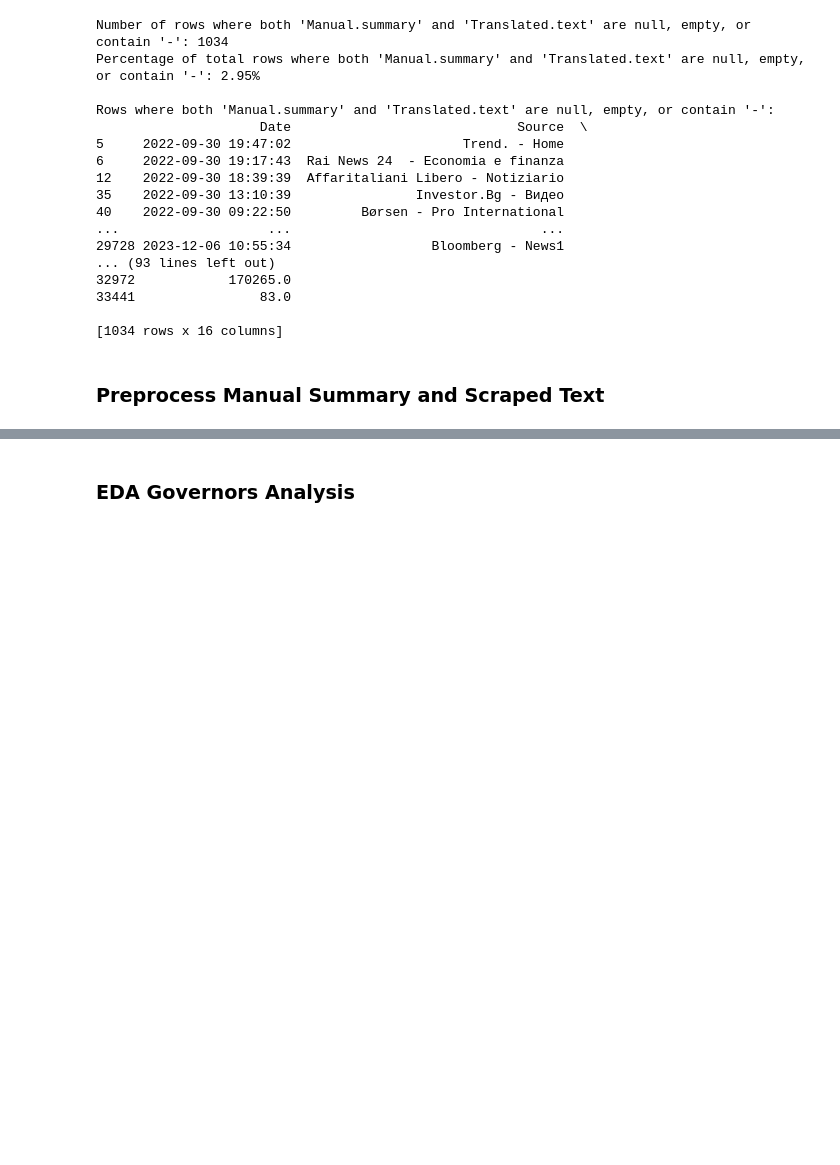
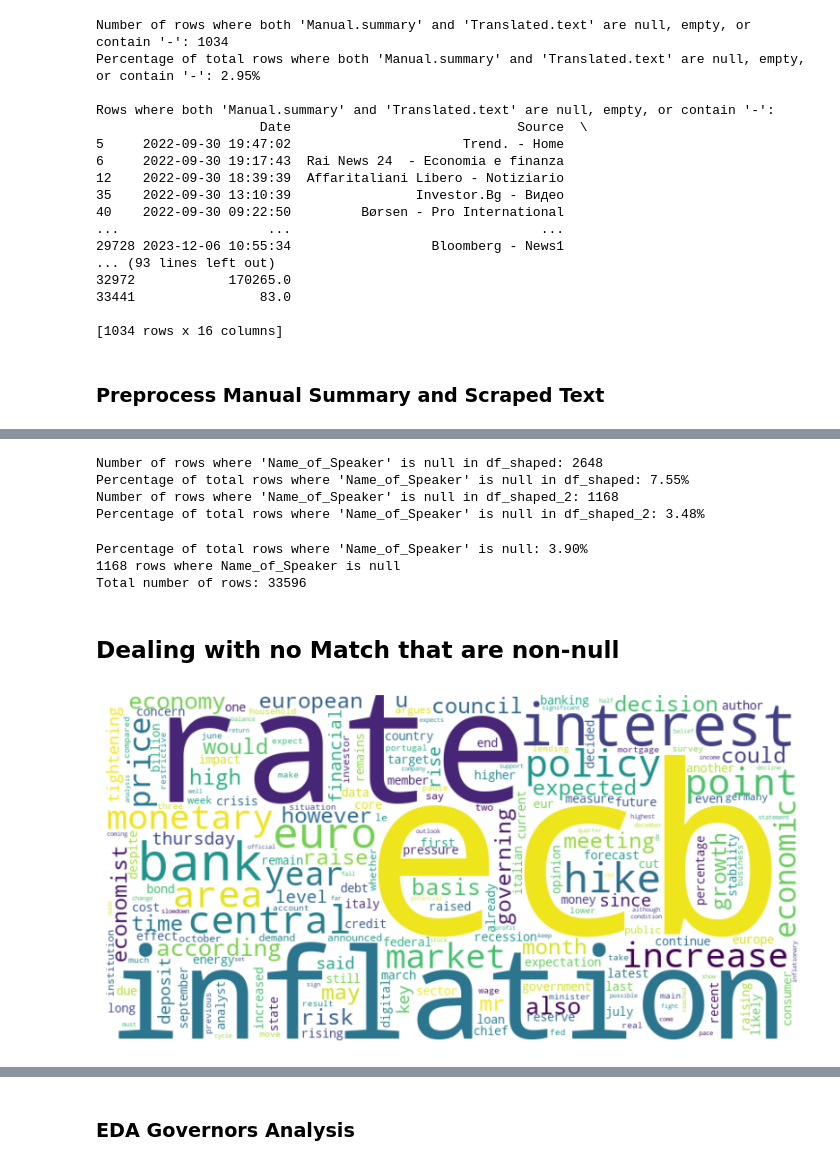
Before and after one commit to monbiote/ECB_Perceived_Cacophony, a Jupyter notebook: ECB Governors Analysis/ECB_Governor_Analysis.ipynb, the cells around one changed output, grey strips where cells are left out. Cells and saved outputs as stored; diff of their text form; code cells hidden in the pictures; blank space fills up the shorter version.

```diff
--- a/ECB Governors Analysis/ECB_Governor_Analysis.ipynb
+++ b/ECB Governors Analysis/ECB_Governor_Analysis.ipynb
@@ -433,0 +572,3 @@ count_df.head(30)
+# %%
+df_scraped_2=pd.read_excel('df_scraped_with_names.xlsx')
+df_scraped_2.head(20)
@@ -433,0 +642,12 @@ count_df.head(30)
+# %%
+# Print the rows where both 'manual_summary_preproc' and 'Name_of_Speaker' are NaN
+print(df_scraped_2[(df_scraped_2['manual_summary_preproc'].isnull()) & (df_scraped_2['Name_of_Speaker'].isnull())])
+
+# Print the total number of rows before removing any
+print("Total rows before removing any:", df_scraped_2.shape[0])
+
+# Remove rows where 'manual_summary_preproc' is null or 'Name_of_Speaker' is null
+df_scraped_2 = df_scraped_2[~(df_scraped_2['manual_summary_preproc'].isnull() & df_scraped_2['Name_of_Speaker'].isnull())]
+
+# Print the total number of rows after removing rows where 'manual_summary_preproc' or 'Name_of_Speaker' is null
+print("Total rows after removing rows with any NaNs in 'manual_summary_preproc' or 'Name_of_Speaker':", df_scraped_2.shape[0])
@@ -433,0 +672,61 @@ count_df.head(30)
+# %%
+#Check the percentage of null_rows in the 'Name_of_Speaker' column
+null_rows = df_scraped[df_scraped['Name_of_Speaker'].isnull()]
+count_both_missing = null_rows.shape[0]
+total_rows = df_scraped.shape[0]
+percentage_both_missing_1 = (count_both_missing / total_rows) * 100
+
+print(f"Number of rows where 'Name_of_Speaker' is null in df_shaped: {count_both_missing}")
+print (f"Percentage of total rows where 'Name_of_Speaker' is null in df_shaped: {percentage_both_missing_1:.2f}%")
+
+#Check the percentage of null_rows in the 'Name_of_Speaker' column
+null_rows = df_scraped_2[df_scraped_2['Name_of_Speaker'].isnull()]
+count_both_missing = null_rows.shape[0]
+total_rows = df_scraped_2.shape[0]
+percentage_both_missing_2 = (count_both_missing / total_rows) * 100
+
+print(f"Number of rows where 'Name_of_Speaker' is null in df_shaped_2: {count_both_missing}")
+print (f"Percentage of total rows where 'Name_of_Speaker' is null in df_shaped_2: {percentage_both_missing_2:.2f}%")
+# %% [output]
+Number of rows where 'Name_of_Speaker' is null in df_shaped: 2648
+Percentage of total rows where 'Name_of_Speaker' is null in df_shaped: 7.55%
+Number of rows where 'Name_of_Speaker' is null in df_shaped_2: 1168
+Percentage of total rows where 'Name_of_Speaker' is null in df_shaped_2: 3.48%
+# %%
+# Print the percentage of rows where 'Name_of_Speaker' is null
+print(f"Percentage of total rows where 'Name_of_Speaker' is null: {percentage_both_missing:.2f}%")
+print(f'{count_both_missing} rows where Name_of_Speaker is null')
+# Print the total number of rows
+print(f"Total number of rows: {total_rows}")
+# %% [output]
+Percentage of total rows where 'Name_of_Speaker' is null: 3.90%
+1168 rows where Name_of_Speaker is null
+Total number of rows: 33596
+# %% [markdown]
+## Dealing with no Match that are non-null
+# %%
+#Create a dataframe only with the name_of_speaker is null
+
+df_scraped_null = df_scraped_2[df_scraped_2['Name_of_Speaker'].isnull()]
+
+#Do a wordcloud with rows without the 'Name_of_Speaker' column
+from wordcloud import WordCloud
+from collections import Counter
+import matplotlib.pyplot as plt
+
+# Create a list of words from the 'manual_summary_preproc' column
+words = df_scraped_null['manual_summary_preproc'].str.split(expand=True).stack().tolist()
+
+# Create a counter object to count the frequency of each word
+word_freq = Counter(words)
+
+# Generate the word cloud
+wordcloud = WordCloud(width=800, height=400, background_color ='white').generate_from_frequencies(word_freq)
+
+# Display the word cloud
+plt.figure(figsize=(10, 6))
+plt.imshow(wordcloud, interpolation='bilinear')
+plt.axis('off')
+plt.show()
+# %% [output]
+[figure, added]
```
Also changed, not shown: parts of 22 cells of this notebook, 2 other files.
